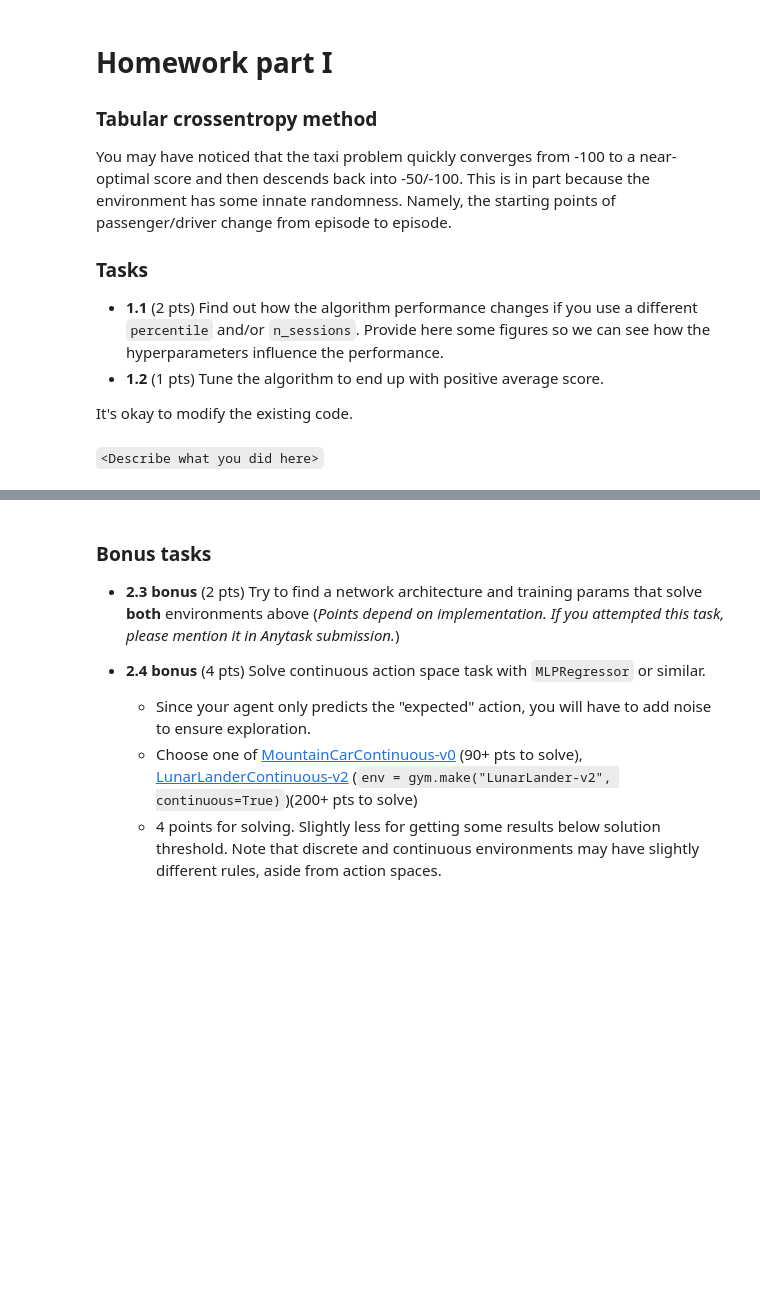
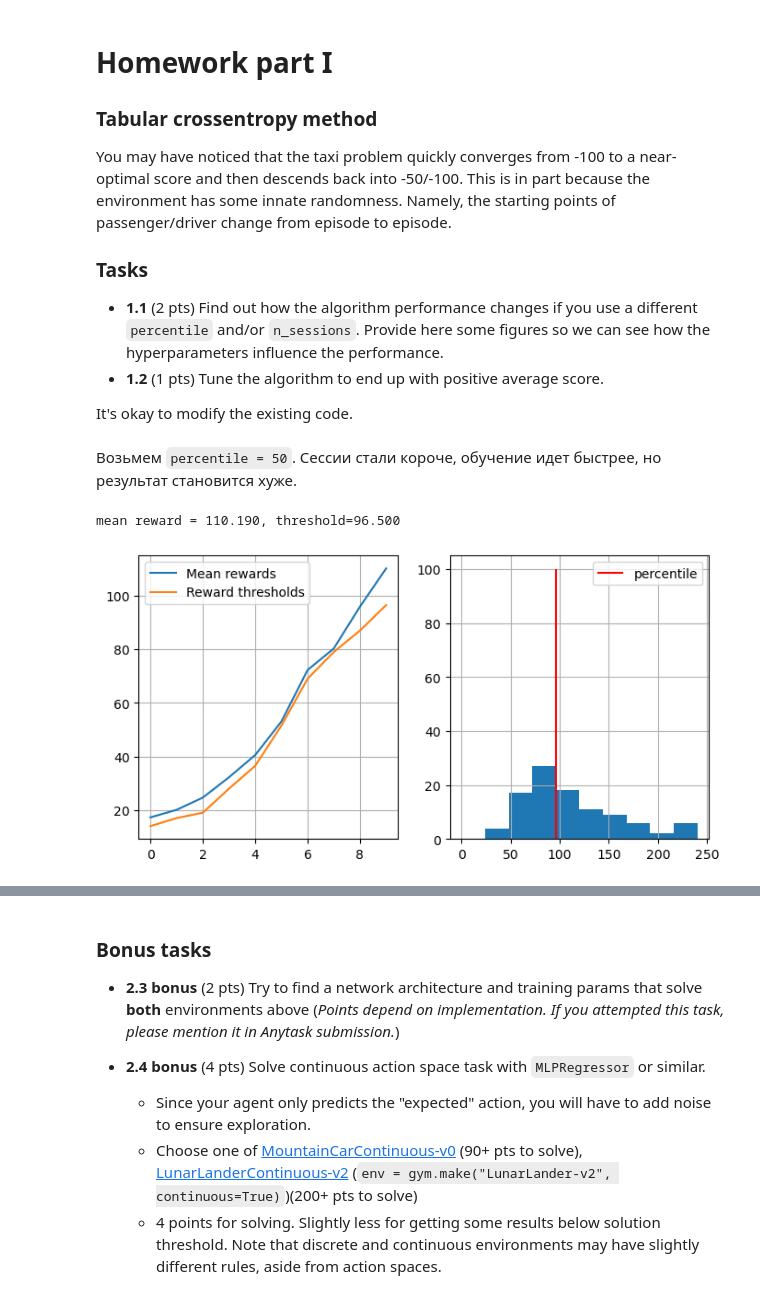
Before and after one commit to Sooqija/Reinforcement-Learning, a Jupyter notebook: seminar_2/deep_crossentropy_method.ipynb, the cells around one changed output, grey strips where cells are left out. Saved outputs shown, nothing was run; the diff lists cells and outputs as text; code cells hidden in the pictures; blank space fills up the shorter version.

````diff
--- a/seminar_2/deep_crossentropy_method.ipynb
+++ b/seminar_2/deep_crossentropy_method.ipynb
@@ -270,5 +277,42 @@ You may have noticed that the taxi problem quickly converges from -100 to a near
 - __1.2__ (1 pts) Tune the algorithm to end up with positive average score.
 
 It's okay to modify the existing code.
-# %% [markdown]
-```<Describe what you did here>```
+# %% [markdown]
+Возьмем `percentile = 50`. Сессии стали короче, обучение идет быстрее, но результат становится хуже.
+# %%
+n_sessions = 100
+percentile = 50
+log = []
+states_batch = []
+rewards_batch = []
+actions_batch = []
+agent = MLPClassifier(
+    hidden_layer_sizes=(20, 20),
+    activation="tanh",
+)
+agent.partial_fit([env.reset()[0]] * n_actions, range(n_actions), range(n_actions))
+env.reset()
+for i in range(10):
+    # generate new sessions
+    sessions = [ generate_session(env, agent) for i in range(n_sessions) ]
+
+    states_batch = [el[0] for el in sessions]
+    actions_batch = [el[1] for el in sessions]
+    rewards_batch = [el[2] for el in sessions]
+
+    #states_batch, actions_batch, rewards_batch = map(np.array, zip(*sessions))
+
+    elite_states, elite_actions = select_elites(states_batch, actions_batch, rewards_batch, percentile)
+
+    agent.fit(elite_states, elite_actions)
+    #<YOUR CODE: partial_fit agent to predict elite_actions(y) from elite_states(X)>
+
+    show_progress(
+        rewards_batch, log, percentile, reward_range=[0, np.max(rewards_batch)]
+    )
+
+    if np.mean(rewards_batch) > 190:
+        print("You Win! You may stop training now via KeyboardInterrupt.")
+# %% [output]
+mean reward = 110.190, threshold=96.500
+[figure, added]
````
Also changed, not shown: parts of 23 cells of this notebook.
